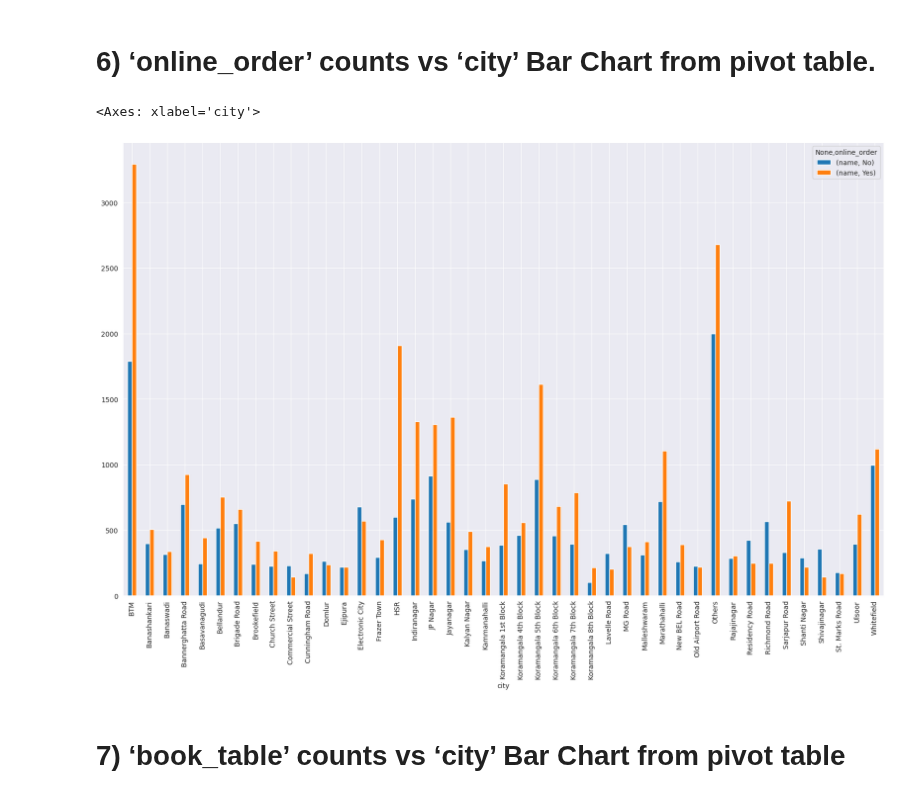
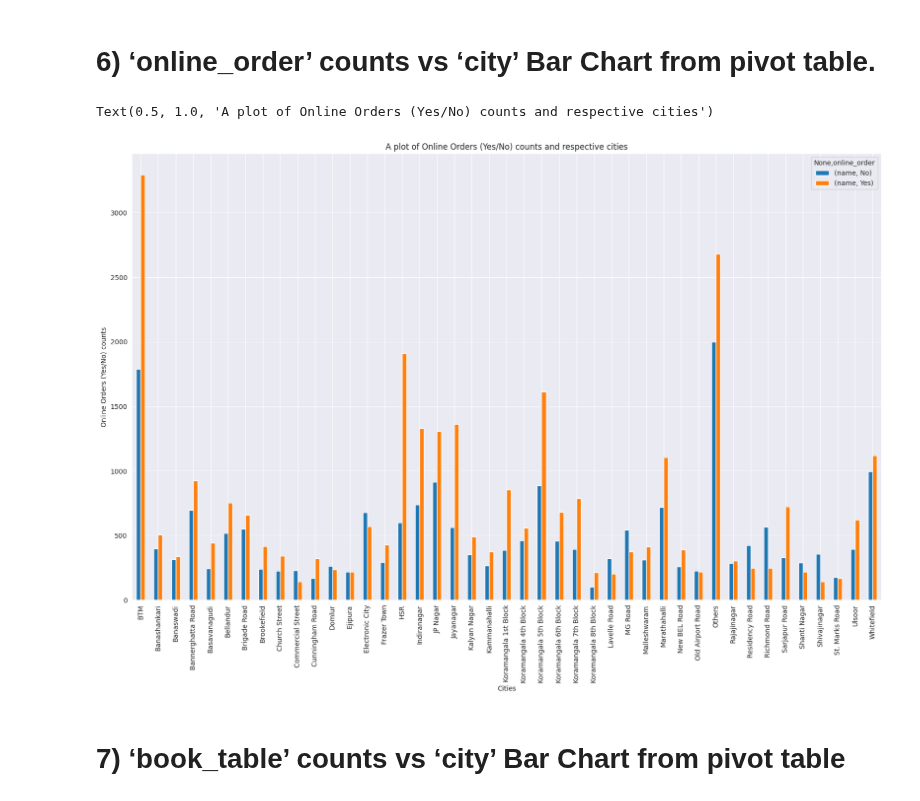
Before and after one commit to mutumagitonga/Zomato-Bangalore-Restaurants-Data-Analysis-Practice, a Jupyter notebook: zomato-data-analysis-and-visualization.ipynb, the cells around one changed output. Saved outputs shown, nothing was run; the diff lists cells and outputs as text; code cells hidden in the pictures.

```diff
--- a/zomato-data-analysis-and-visualization.ipynb
+++ b/zomato-data-analysis-and-visualization.ipynb
@@ -930,17 +930,22 @@ Text(0.5, 1.0, 'Boxplot of Rate based on Booked Tables')
 # %%
 df1 = df.groupby(['city','online_order'])['name'].count()
 df1.to_csv('city_online_order.csv')
 
 # Read the grouped data csv
 df1 = pd.read_csv('city_online_order.csv')
 df1 = pd.pivot_table(df1,index=['city'],columns=['online_order'],values=None,fill_value=0,aggfunc="sum")
 # df1
 
 # Plotting
 df1.plot(kind="bar",figsize=(20,12))
+
+# Set labels
+plt.xlabel("Cities")
+plt.ylabel("Online Orders (Yes/No) counts")
+plt.title("A plot of Online Orders (Yes/No) counts and respective cities")
 # %% [output]
-<Axes: xlabel='city'>
+Text(0.5, 1.0, 'A plot of Online Orders (Yes/No) counts and respective cities')
-[figure, old version]
+[figure, new version]
 # %% [markdown]
 # 7) ‘book_table’ counts vs ‘city’ Bar Chart from pivot table
 # %%
```
Also changed, not shown: parts of 1 cell of this notebook.
